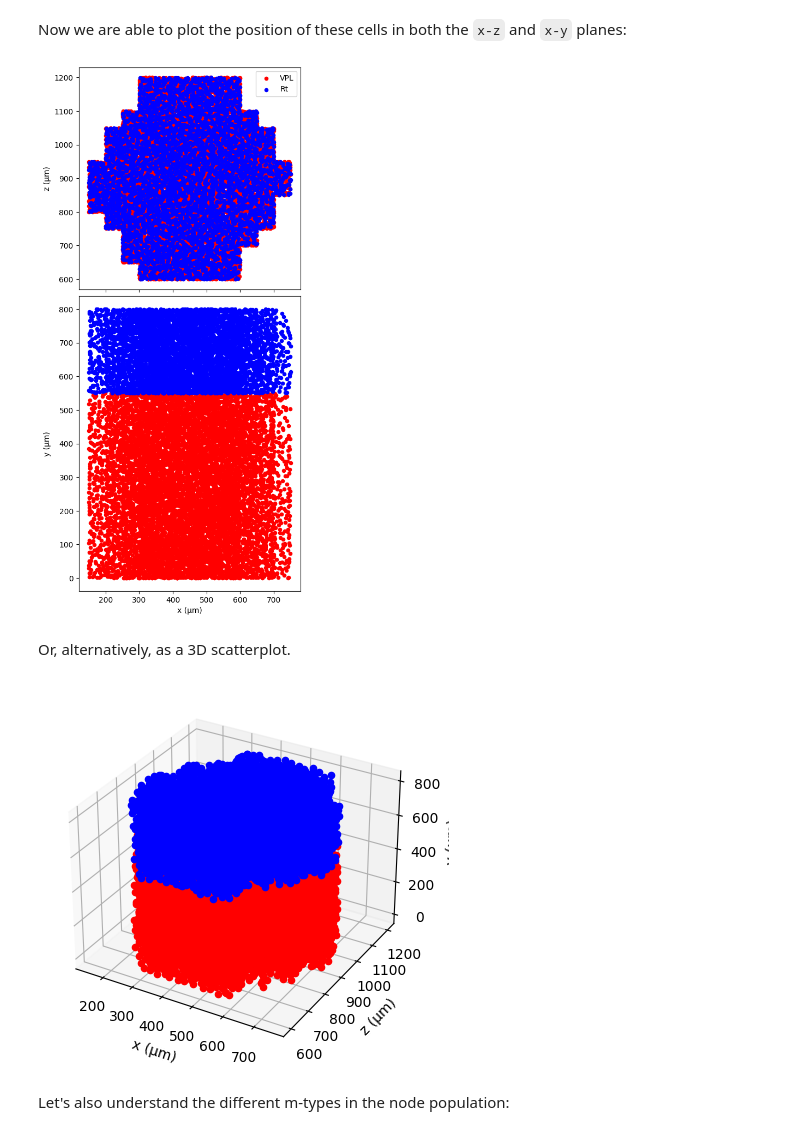
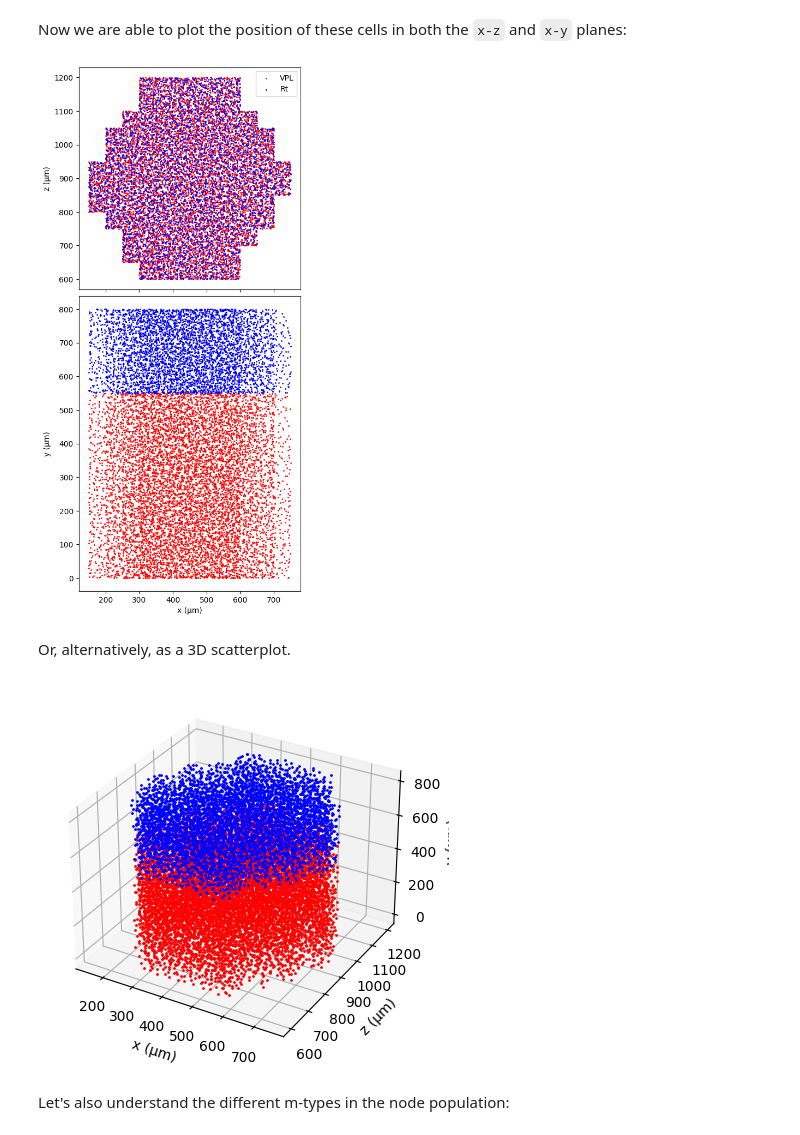
Before and after one commit to BlueBrain/snap, a Jupyter notebook: doc/source/notebooks/03_node_properties.ipynb, the cells around one changed output. Saved outputs shown, nothing was run; the diff lists cells and outputs as text; code cells hidden in the pictures.

```diff
--- a/doc/source/notebooks/03_node_properties.ipynb
+++ b/doc/source/notebooks/03_node_properties.ipynb
@@ -13,6 +13,12 @@ import matplotlib.cm as cm
 
 import bluepysnap
 
+POINT_SIZE = 1
+SAMPLE_SIZE = 30000
+
+# To keep the plots constant
+np.random.seed(0)
+
 # load the circuit and store the node population
 circuit_path = "sonata/circuit_sonata.json"
 circuit = bluepysnap.Circuit(circuit_path)
@@ -144,41 +147,41 @@ Now we are able to plot the position of these cells in both the `x-z` and `x-y`
 # %%
 # stack the plots
 fig, axes = plt.subplots(nrows=2, ncols=1, sharex=True, figsize=(5, 11))
 
-df_VPL.plot(x='x', y='z', color='r', kind='scatter', ax=axes[0])
-df_VPL.plot(x='x', y='y', color='r', kind='scatter', ax=axes[1])
-df_Rt.plot(x='x', y='z', color='b', kind='scatter', ax=axes[0])
-df_Rt.plot(x='x', y='y', color='b', kind='scatter', ax=axes[1])
+df_VPL.plot(x='x', y='z', color='r', s=POINT_SIZE, kind='scatter', ax=axes[0])
+df_VPL.plot(x='x', y='y', color='r', s=POINT_SIZE, kind='scatter', ax=axes[1])
+df_Rt.plot(x='x', y='z', color='b', s=POINT_SIZE, kind='scatter', ax=axes[0])
+df_Rt.plot(x='x', y='y', color='b', s=POINT_SIZE, kind='scatter', ax=axes[1])
 
 axes[1].set_xlabel(u'x (μm)')
 axes[1].set_ylabel(u'y (μm)');
 axes[0].set_ylabel(u'z (μm)');
 axes[0].legend(['VPL', 'Rt'], numpoints=1)
 
 # ensure consistent scale on all axes
 axes[0].axis('square')
 axes[1].axis('equal')
 
 # tidy up formatting
 fig.align_ylabels()
 fig.tight_layout()
 fig.subplots_adjust(hspace=-0.1)
 # %% [output]
-[figure, old version]
+[figure, new version]
 # %% [markdown]
 Or, alternatively, as a 3D scatterplot.
 # %%
 from mpl_toolkits.mplot3d import Axes3D
 
 fig, ax = plt.subplots(subplot_kw=dict(projection='3d'), figsize=(6.4, 4.8))
-ax.scatter(df_VPL.x, df_VPL.z, df_VPL.y, c="r", depthshade=False)
-ax.scatter(df_Rt.x, df_Rt.z, df_Rt.y, c="b", depthshade=False)
+ax.scatter(df_VPL.x, df_VPL.z, df_VPL.y, c="r", s=POINT_SIZE, depthshade=False)
+ax.scatter(df_Rt.x, df_Rt.z, df_Rt.y, c="b", s=POINT_SIZE, depthshade=False)
 
 ax.set_xlabel(u'x (μm)')
 ax.set_ylabel(u'z (μm)')
 ax.set_zlabel(u'y (μm)');
 # %% [output]
-[figure, old version]
+[figure, new version]
 # %% [markdown]
 Let's also understand the different m-types in the node population:
 # %%
```
Also changed, not shown: parts of 2 cells of this notebook.
